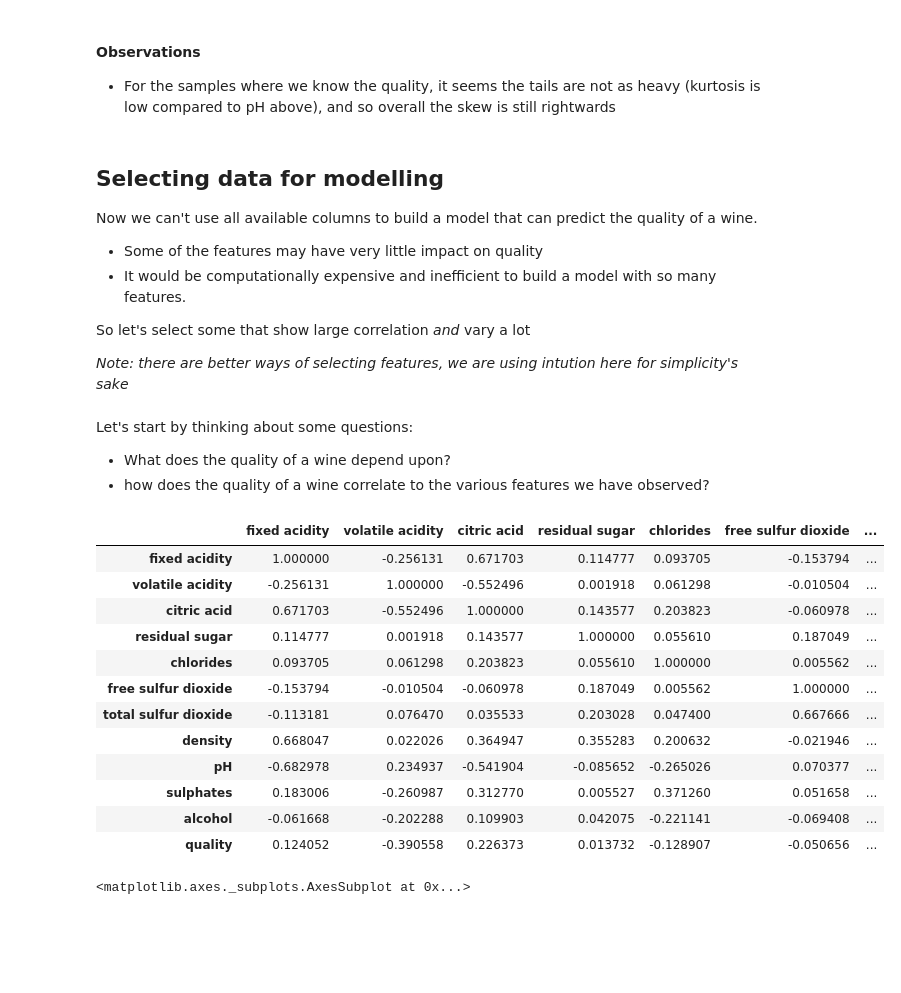
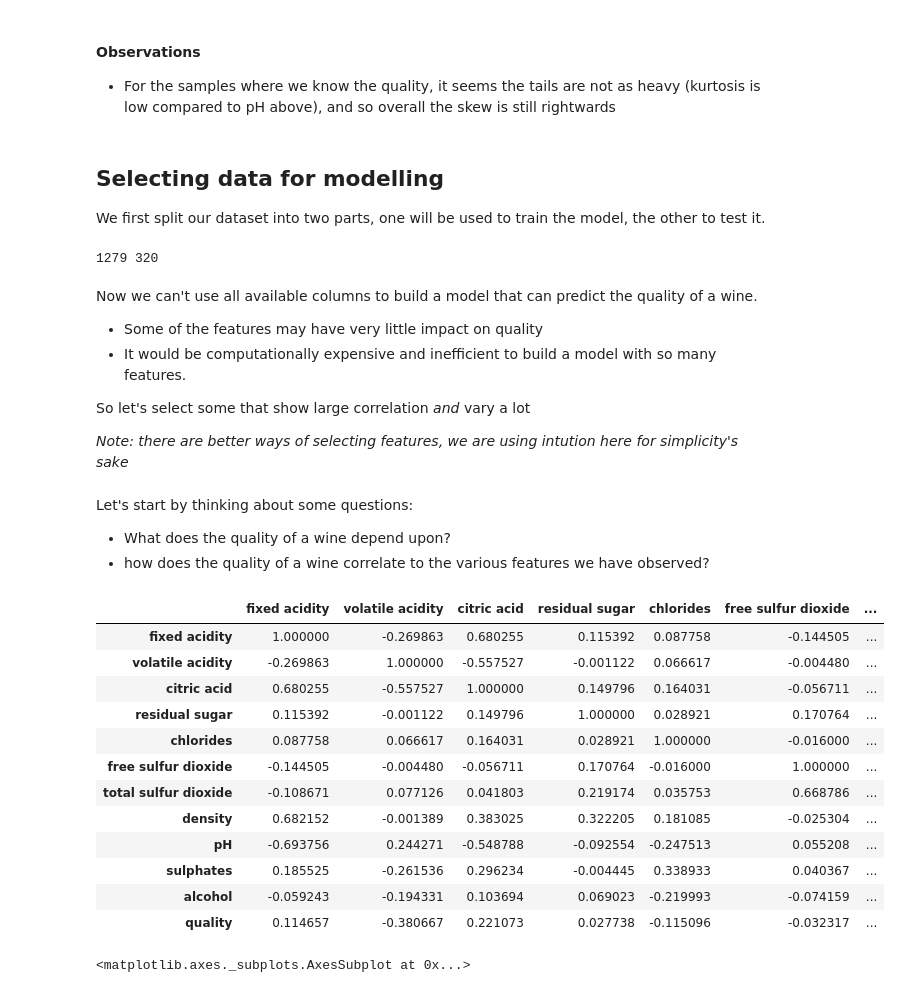
Before and after one commit to shauryashaurya/ML_Intro, a Jupyter notebook: Decision Trees.ipynb, the cells around one changed output. Drawn from its saved outputs; the diff is of its cells as text; code cells hidden in the pictures; blank space fills up the shorter version.

```diff
--- a/Decision Trees.ipynb
+++ b/Decision Trees.ipynb
@@ -181,3 +163,17 @@ red_wine_data["quality"].kurt()
 # %% [markdown]
 #### Observations
 - For the samples where we know the quality, it seems the tails are not as heavy (kurtosis is low compared to pH above), and so overall the skew is still rightwards
+# %% [markdown]
+## Selecting data for modelling
+
+We first split our dataset into two parts, one will be used to train the model, the other to test it.
+# %%
+import numpy as np
+from sklearn.model_selection import train_test_split
+
+# split data into 80:20 - we use 80% of data to train and 20% to test our model
+red_wine_train_data, red_wine_test_data = train_test_split(red_wine_data, test_size=0.2)
+print(len(red_wine_train_data), len(red_wine_test_data))
+# red_wine_test_data.describe()
+# %% [output]
+1279 320
@@ -184,5 +182,4 @@ red_wine_data["quality"].kurt()
 # %% [markdown]
-## Selecting data for modelling
 Now we can't use all available columns to build a model that can predict the quality of a wine.
 - Some of the features may have very little impact on quality
 - It would be computationally expensive and inefficient to build a model with so many features.
@@ -196,22 +193,22 @@ Let's start by thinking about some questions:
 - how does the quality of a wine correlate to the various features we have observed?
 # %%
 # let's compute the correlation matrix to see which features strongly correlate to each other
-red_wine_corr = red_wine_data.corr()
+red_wine_corr = red_wine_train_data.corr()
 red_wine_corr
 # %% [output]
 |  | fixed acidity | volatile acidity | citric acid | residual sugar | chlorides | free sulfur dioxide | ... |
-| fixed acidity | 1.000000 | -0.256131 | 0.671703 | 0.114777 | 0.093705 | -0.153794 | ... |
-| volatile acidity | -0.256131 | 1.000000 | -0.552496 | 0.001918 | 0.061298 | -0.010504 | ... |
-| citric acid | 0.671703 | -0.552496 | 1.000000 | 0.143577 | 0.203823 | -0.060978 | ... |
-| residual sugar | 0.114777 | 0.001918 | 0.143577 | 1.000000 | 0.055610 | 0.187049 | ... |
-| chlorides | 0.093705 | 0.061298 | 0.203823 | 0.055610 | 1.000000 | 0.005562 | ... |
-| free sulfur dioxide | -0.153794 | -0.010504 | -0.060978 | 0.187049 | 0.005562 | 1.000000 | ... |
-| total sulfur dioxide | -0.113181 | 0.076470 | 0.035533 | 0.203028 | 0.047400 | 0.667666 | ... |
-| density | 0.668047 | 0.022026 | 0.364947 | 0.355283 | 0.200632 | -0.021946 | ... |
-| pH | -0.682978 | 0.234937 | -0.541904 | -0.085652 | -0.265026 | 0.070377 | ... |
-| sulphates | 0.183006 | -0.260987 | 0.312770 | 0.005527 | 0.371260 | 0.051658 | ... |
-| alcohol | -0.061668 | -0.202288 | 0.109903 | 0.042075 | -0.221141 | -0.069408 | ... |
-| quality | 0.124052 | -0.390558 | 0.226373 | 0.013732 | -0.128907 | -0.050656 | ... |
+| fixed acidity | 1.000000 | -0.269863 | 0.680255 | 0.115392 | 0.087758 | -0.144505 | ... |
+| volatile acidity | -0.269863 | 1.000000 | -0.557527 | -0.001122 | 0.066617 | -0.004480 | ... |
+| citric acid | 0.680255 | -0.557527 | 1.000000 | 0.149796 | 0.164031 | -0.056711 | ... |
+| residual sugar | 0.115392 | -0.001122 | 0.149796 | 1.000000 | 0.028921 | 0.170764 | ... |
+| chlorides | 0.087758 | 0.066617 | 0.164031 | 0.028921 | 1.000000 | -0.016000 | ... |
+| free sulfur dioxide | -0.144505 | -0.004480 | -0.056711 | 0.170764 | -0.016000 | 1.000000 | ... |
+| total sulfur dioxide | -0.108671 | 0.077126 | 0.041803 | 0.219174 | 0.035753 | 0.668786 | ... |
+| density | 0.682152 | -0.001389 | 0.383025 | 0.322205 | 0.181085 | -0.025304 | ... |
+| pH | -0.693756 | 0.244271 | -0.548788 | -0.092554 | -0.247513 | 0.055208 | ... |
+| sulphates | 0.185525 | -0.261536 | 0.296234 | -0.004445 | 0.338933 | 0.040367 | ... |
+| alcohol | -0.059243 | -0.194331 | 0.103694 | 0.069023 | -0.219993 | -0.074159 | ... |
+| quality | 0.114657 | -0.380667 | 0.221073 | 0.027738 | -0.115096 | -0.032317 | ... |
 # %%
 # the matrix is cool, but a visual is cooler
 # lets find out how the quality correlates to each of the features
```
Also changed, not shown: parts of 12 cells of this notebook.
